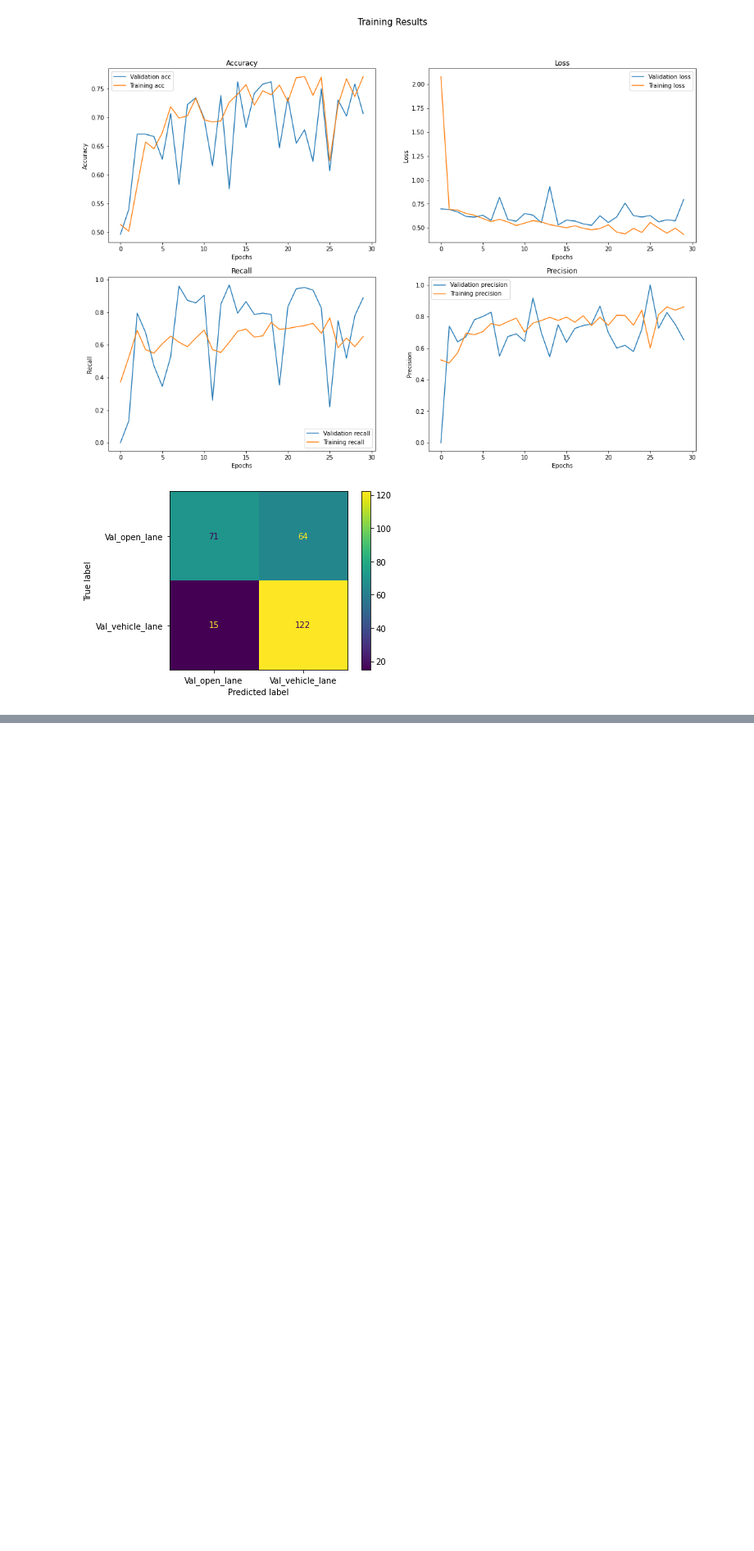
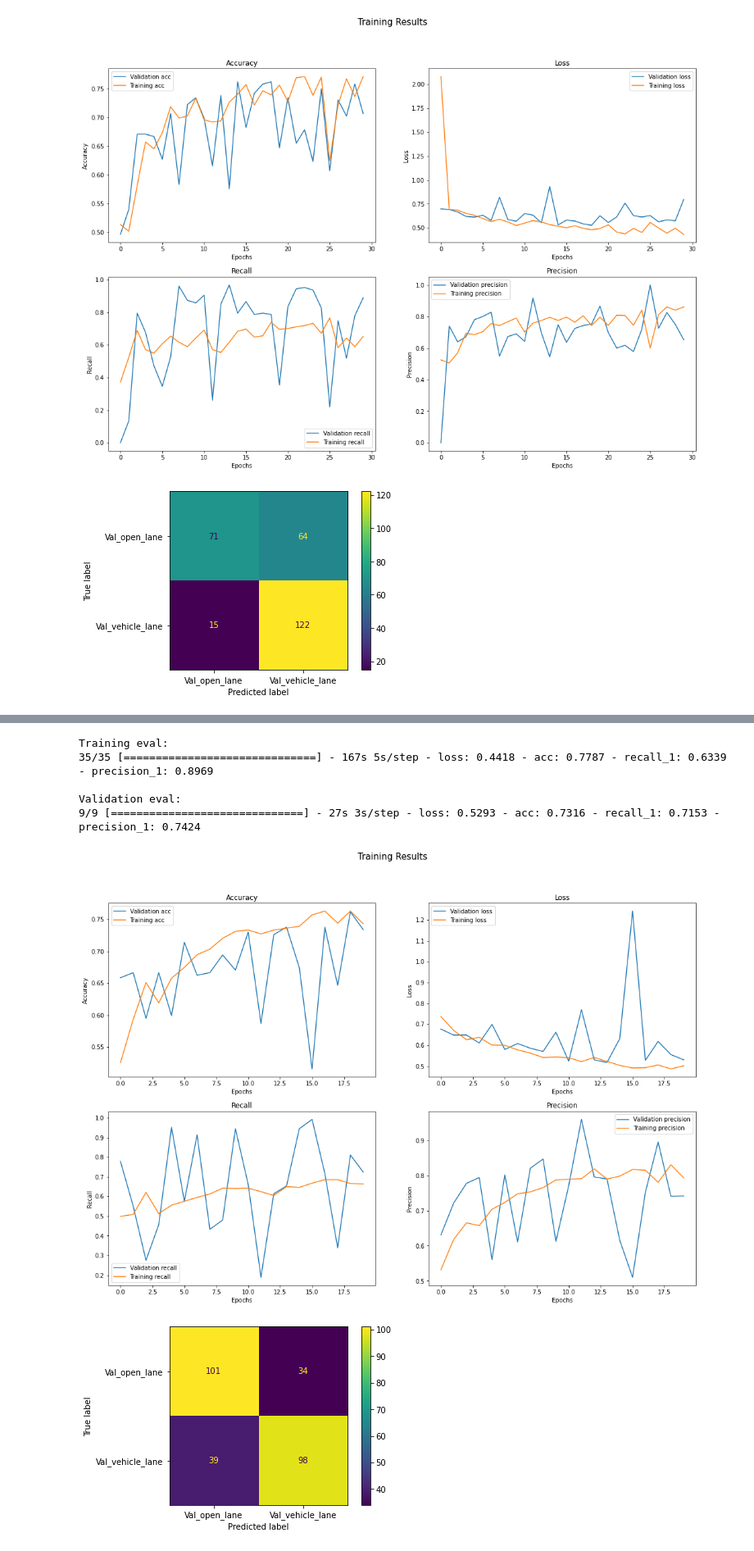
Before and after one commit to jmarkowi/NYC_bike_lanes, a Jupyter notebook: NYC_bike_lanes.ipynb, the cells around one changed output, grey strips where cells are left out. Shown at 82% size. Saved outputs shown, nothing was run; the diff lists cells and outputs as text; code cells hidden in the pictures; blank space fills up the shorter version.

Commit message:
Add NN model to final nb

```diff
--- a/NYC_bike_lanes.ipynb
+++ b/NYC_bike_lanes.ipynb
@@ -306,0 +315,7 @@ Validation eval:
+# %%
+# Load model
+nn_model = models.load_model('models/nn_model_1.h5')
+# Load pickled training history
+nn_history = load(open('models/nn_model_1_history.pkl', 'rb'))
+
+nn_model.summary()
@@ -306,0 +343,10 @@ Validation eval:
+# %%
+visualize_results(nn_history, nn_model, train_gen, val_gen)
+# %% [output]
+Training eval:
+35/35 [==============================] - 167s 5s/step - loss: 0.4418 - acc: 0.7787 - recall_1: 0.6339 - precision_1: 0.8969
+
+Validation eval:
+9/9 [==============================] - 27s 3s/step - loss: 0.5293 - acc: 0.7316 - recall_1: 0.7153 - precision_1: 0.7424
+[figure, added]
+[figure, added]
```
Also changed, not shown: parts of 14 cells of this notebook, 4 other files.
